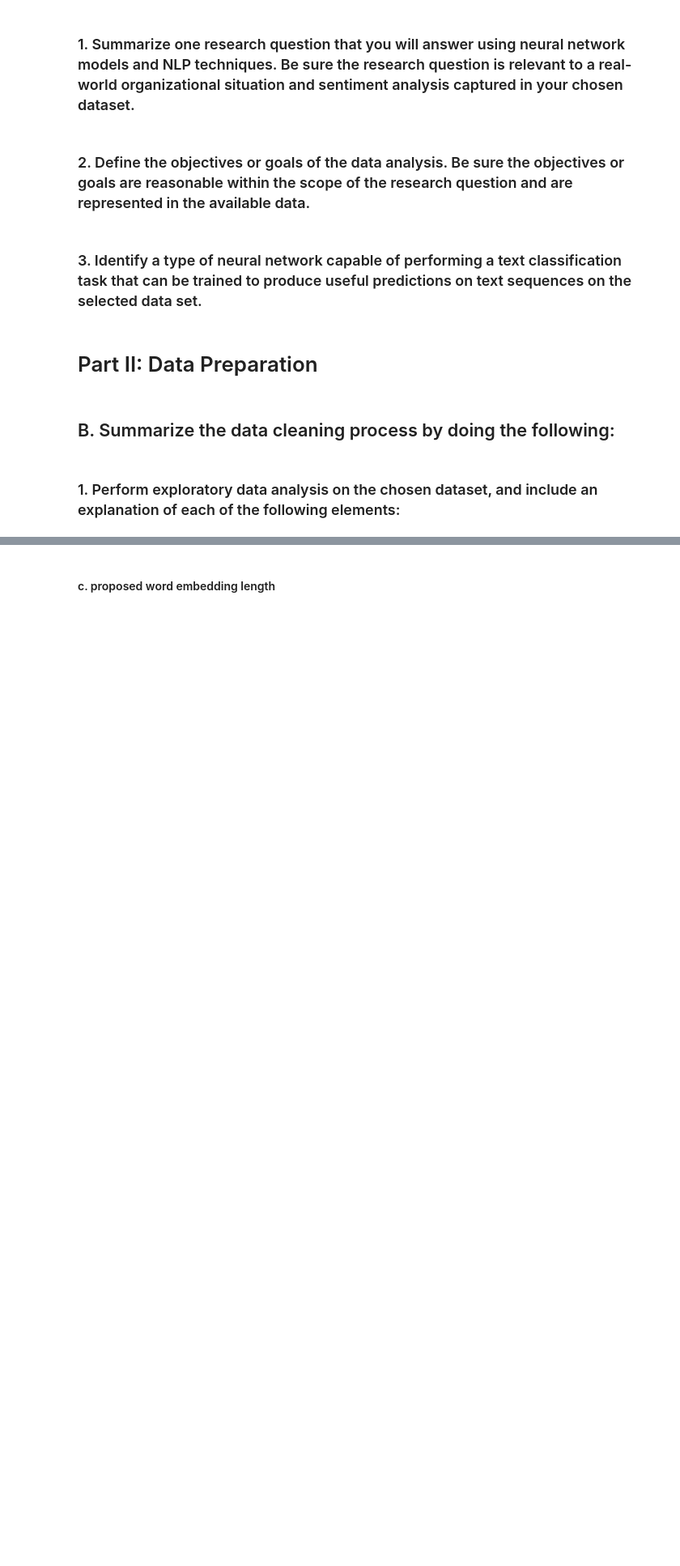
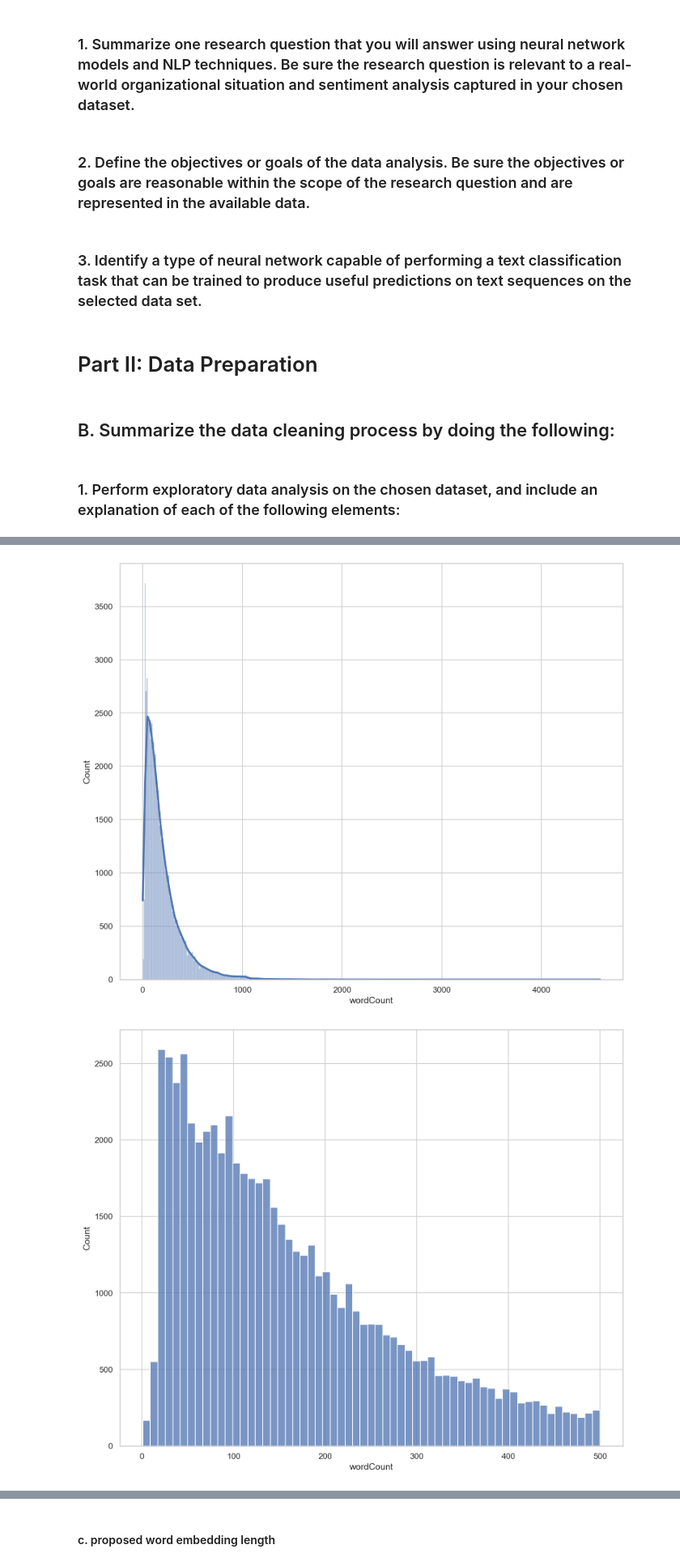
Before and after one commit to chrispaynes/OSDSC-Portfolio, a Jupyter notebook: neural_networks_sentiment_analysis/nn_sentiment_analysis.ipynb, the cells around one changed output, grey strips where cells are left out. Shown at 81% size. Cells and saved outputs as stored; diff of their text form; code cells hidden in the pictures; blank space fills up the shorter version.

Commit message:
continued nn data prep

```diff
--- a/neural_networks_sentiment_analysis/nn_sentiment_analysis.ipynb
+++ b/neural_networks_sentiment_analysis/nn_sentiment_analysis.ipynb
@@ -139,9 +134,10 @@ original_df.shape
 
 # 4. Remove unusual characters: uppercase letters, punctuation marks, emoticons, and non-English characters.
 prep_df["words"] = prep_df.reviewText.apply(lambda x: clean_text(s=x))
+prep_df["wordCount"] = prep_df.reviewText.apply(lambda x: len(x.split(" ")))
 
 
-prep_df.words
+prep_df.head(1)
 
 
 # pd.DataFrame(words)
@@ -328,0 +332,15 @@ Name: reviewText, Length: 64706, dtype: object
+# %%
+ax = sns.histplot(prep_df.wordCount, kde=True)
+plt.show()
+
+ax = sns.histplot(prep_df[prep_df.wordCount <= 500].wordCount)
+plt.show()
+
+ax = sns.boxplot(x=prep_df.wordCount)
+plt.show()
+
+ax = sns.countplot(x=round(prep_df[prep_df.wordCount <= 500].wordCount//20)*20)
+plt.show()
+# %% [output]
+[figure, added]
+[figure, added]
```
Also changed, not shown: parts of 19 cells of this notebook.
